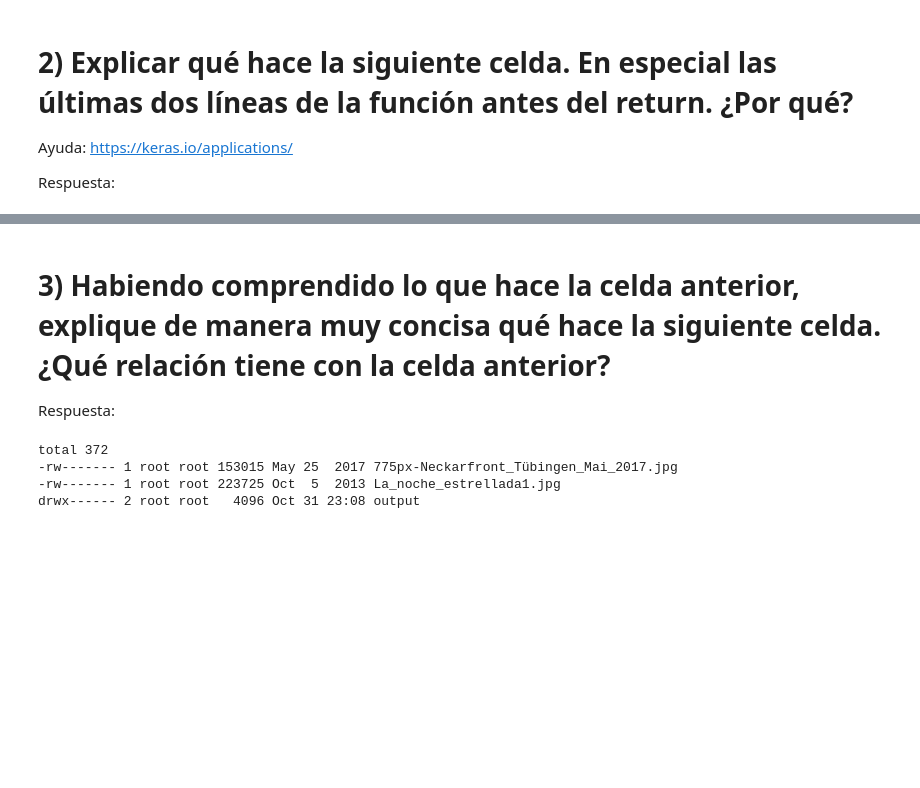
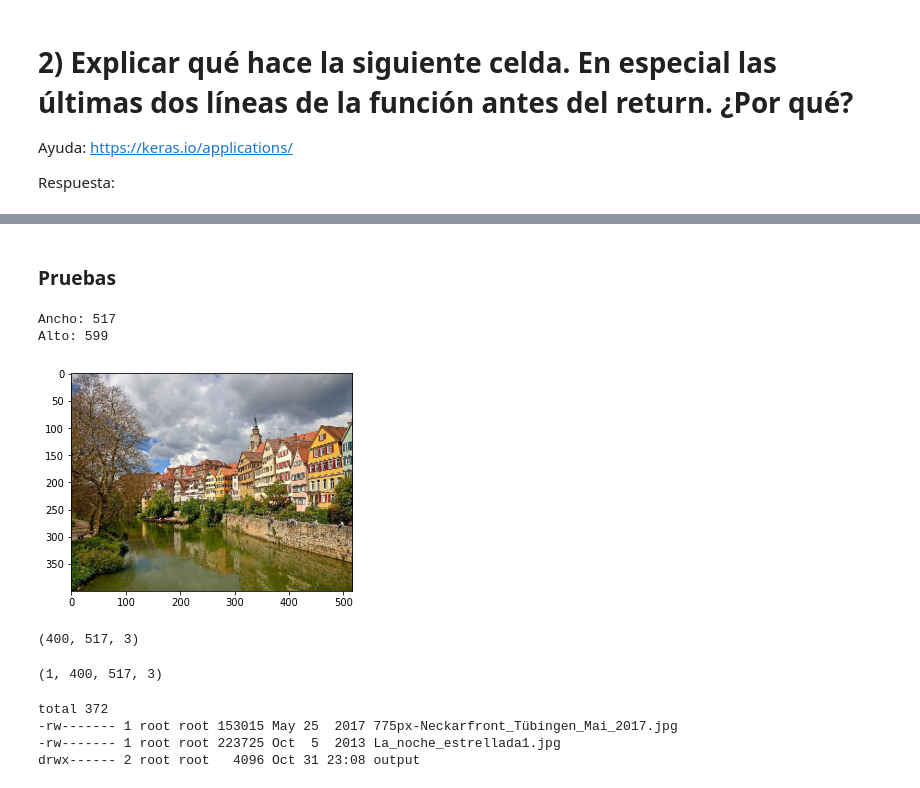
Before and after one commit to ArielFerreiro/CNN-TP-Final, a Jupyter notebook: Trabajo Final CNN - Style Transfer.ipynb, the cells around one changed output, grey strips where cells are left out. Saved outputs shown, nothing was run; the diff lists cells and outputs as text; code cells hidden in the pictures; blank space fills up the shorter version.

```diff
--- a/Trabajo Final CNN - Style Transfer.ipynb
+++ b/Trabajo Final CNN - Style Transfer.ipynb
@@ -174,10 +189,30 @@ def preprocess_image(image_path):
     img = np.expand_dims(img, axis=0)
     img = vgg19.preprocess_input(img)
     return img
-# %% [markdown]
-# 3) Habiendo comprendido lo que hace la celda anterior, explique de manera muy concisa qué hace la siguiente celda. ¿Qué relación tiene con la celda anterior?
-
-Respuesta:
+# %% [markdown]
+### Pruebas
+# %%
+img = load_img(base_image_path, target_size=(img_nrows, img_ncols))
+plt.imshow(img)
+width, heigh = img.size
+print("Ancho:", width)
+print("Alto:", height)
+# %% [output]
+Ancho: 517
+Alto: 599
+[figure, added]
+# %%
+img = img_to_array(img)
+img.shape
+# Alto, Ancho, Canales
+# %% [output]
+(400, 517, 3)
+# %%
+img = np.expand_dims(img, axis=0)
+img.shape
+# batch, Ancho, Alto, Canales
+# %% [output]
+(1, 400, 517, 3)
 # %%
 def deprocess_image(x):
     x = x.reshape((img_nrows, img_ncols, 3))
```
Also changed, not shown: parts of 2 cells of this notebook.
